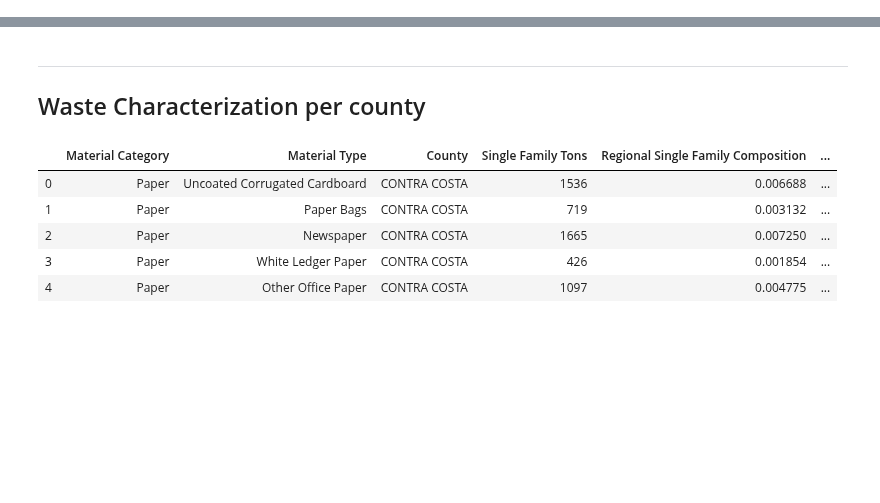
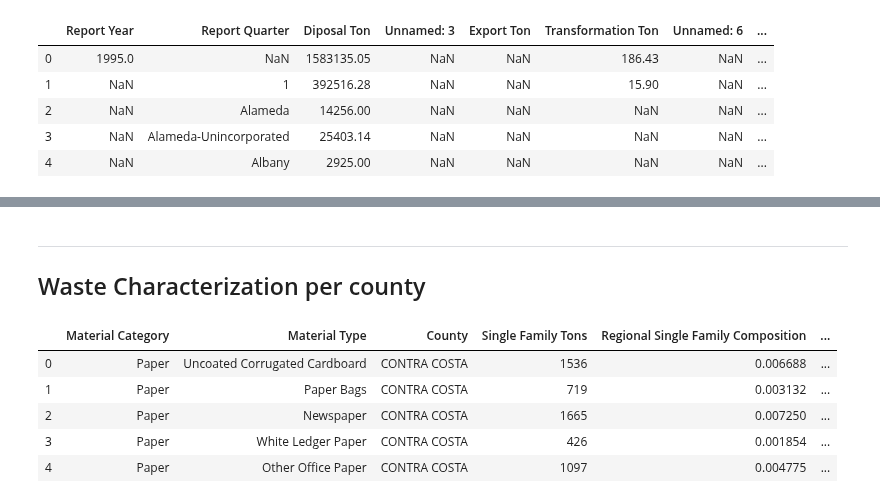
Before and after one commit to matthew-y-dong/ca-waste, a Jupyter notebook: preprocess-data/concat-calrecycle-data.ipynb, the cells around one changed output, grey strips where cells are left out. Saved outputs shown, nothing was run; the diff lists cells and outputs as text; code cells hidden in the pictures; blank space fills up the shorter version.

```diff
--- a/preprocess-data/concat-calrecycle-data.ipynb
+++ b/preprocess-data/concat-calrecycle-data.ipynb
@@ -6,0 +85,10 @@ DATA_PATH = "../calrecycle-data/"
+# %%
+alameda["County"] = "Alameda"
+alameda.head()
+# %% [output]
+|  | Report Year | Report Quarter | Diposal Ton | Unnamed: 3 | Export Ton | Transformation Ton | Unnamed: 6 | ... |
+| 0 | 1995.0 | NaN | 1583135.05 | NaN | NaN | 186.43 | NaN | ... |
+| 1 | NaN | 1 | 392516.28 | NaN | NaN | 15.90 | NaN | ... |
+| 2 | NaN | Alameda | 14256.00 | NaN | NaN | NaN | NaN | ... |
+| 3 | NaN | Alameda-Unincorporated | 25403.14 | NaN | NaN | NaN | NaN | ... |
+| 4 | NaN | Albany | 2925.00 | NaN | NaN | NaN | NaN | ... |
```
Also changed, not shown: parts of 11 cells of this notebook, 2 other files.
